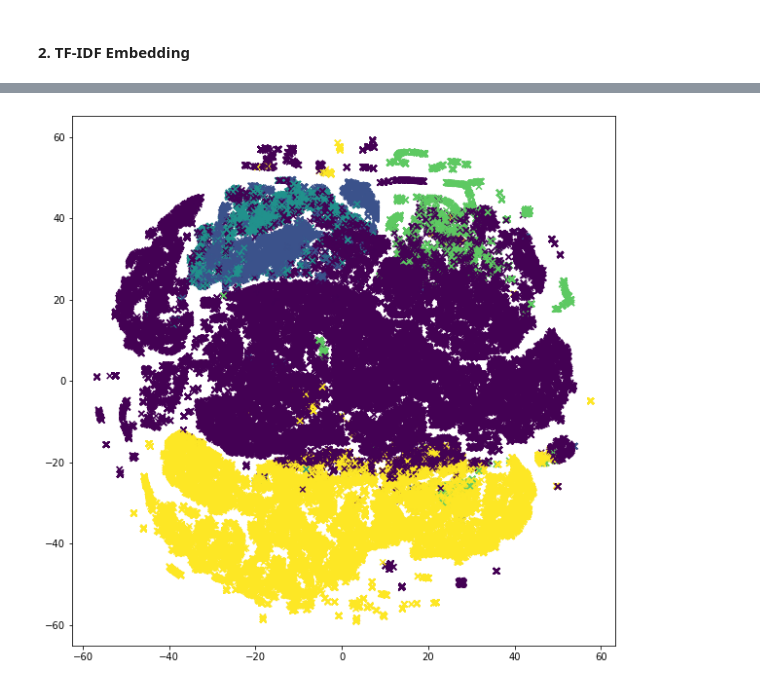
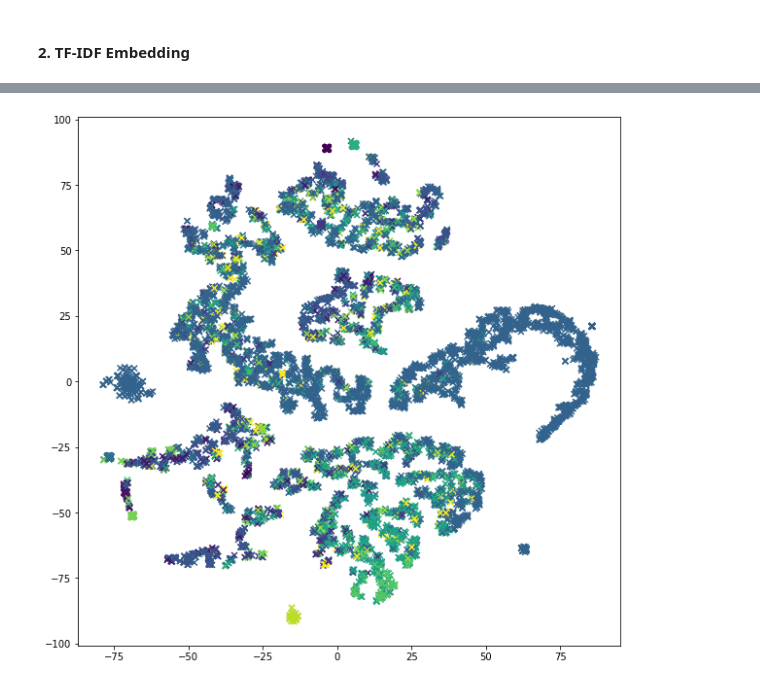
Before and after one commit to Skeneybao/MS-Competition, a Jupyter notebook: Topic Modeling/Topic Modeling.ipynb, the cells around one changed output, grey strips where cells are left out. Cells and saved outputs as stored; diff of their text form; code cells hidden in the pictures.

```diff
--- a/Topic Modeling/Topic Modeling.ipynb
+++ b/Topic Modeling/Topic Modeling.ipynb
@@ -451,6 +476,6 @@ array([[5.91323141e-06, 5.20580812e-06, 9.80360177e-06, ...,
 
 from sklearn.manifold import TSNE
 from sklearn.decomposition import TruncatedSVD
-n = 10
-tfs_reduced = TruncatedSVD(n_components=k, random_state=0).fit_transform(tfidf[k])
-tfs_embedded = TSNE(n_components=5, perplexity=40, verbose=2).fit_transform(tfs_reduced)
+n = 20
+tfs_reduced = TruncatedSVD(n_components=2, random_state=0).fit_transform(tfidf[k])
+tfs_embedded = TSNE(n_components=2, perplexity=40, verbose=2).fit_transform(tfs_reduced)
@@ -457,7 +500,7 @@ tfs_embedded = TSNE(n_components=5, perplexity=40, verbose=2).fit_transform(tfs_
 # %%
 fig = plt.figure(figsize = (10, 10))
 ax = plt.axes()
-plt.scatter(tfs_embedded[:, 0], tfs_embedded[:, 1], marker = "x", c = kmeans.labels_)
+plt.scatter(tfs_embedded[:, 0], tfs_embedded[:, 1], marker = "x", c = kmeans_tfidf[k].labels_)
 plt.show()
 # %% [output]
-[figure, old version]
+[figure, new version]
```
Also changed, not shown: parts of 16 cells of this notebook.
